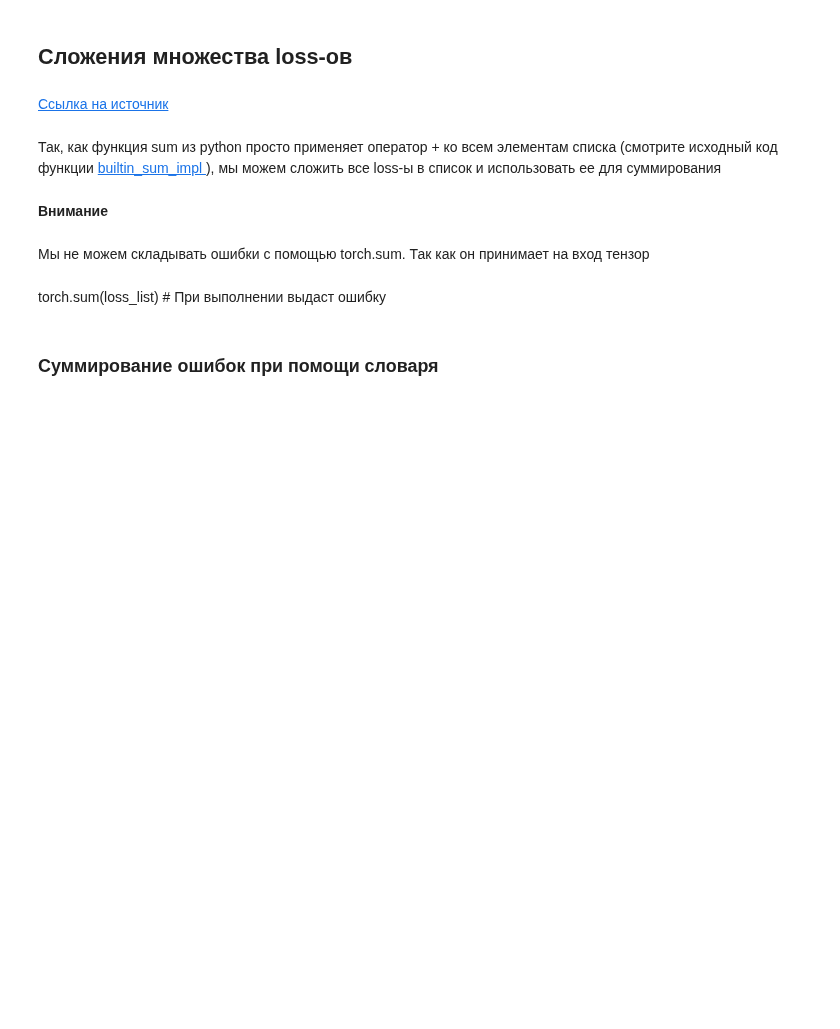
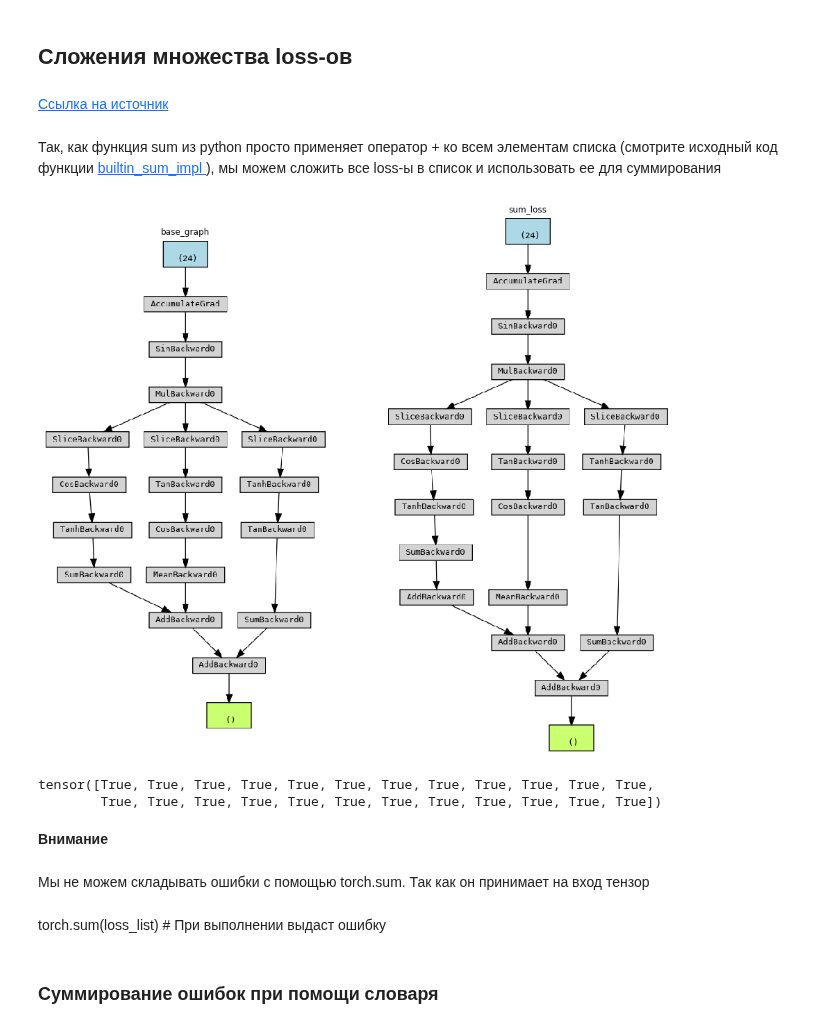
Before and after one commit to Chularev/articles, a Jupyter notebook: torch_losses_sum.ipynb, the cells around one changed output. Cells and saved outputs as stored; diff of their text form; code cells hidden in the pictures; blank space fills up the shorter version.

```diff
--- a/torch_losses_sum.ipynb
+++ b/torch_losses_sum.ipynb
@@ -238,7 +232,14 @@ print_graph(loss)
+# %%
+compare_with_base_graph('sum_loss')
+# %% [output]
+[figure, added]
 # %%
 loss.backward()
 # %%
-input.grad == grad1
+input.grad == base_grad
+# %% [output]
+tensor([True, True, True, True, True, True, True, True, True, True, True, True,
+        True, True, True, True, True, True, True, True, True, True, True, True])
 # %% [markdown]
 **Внимание**
 # %% [markdown]
```
Also changed, not shown: parts of 10 cells of this notebook.
